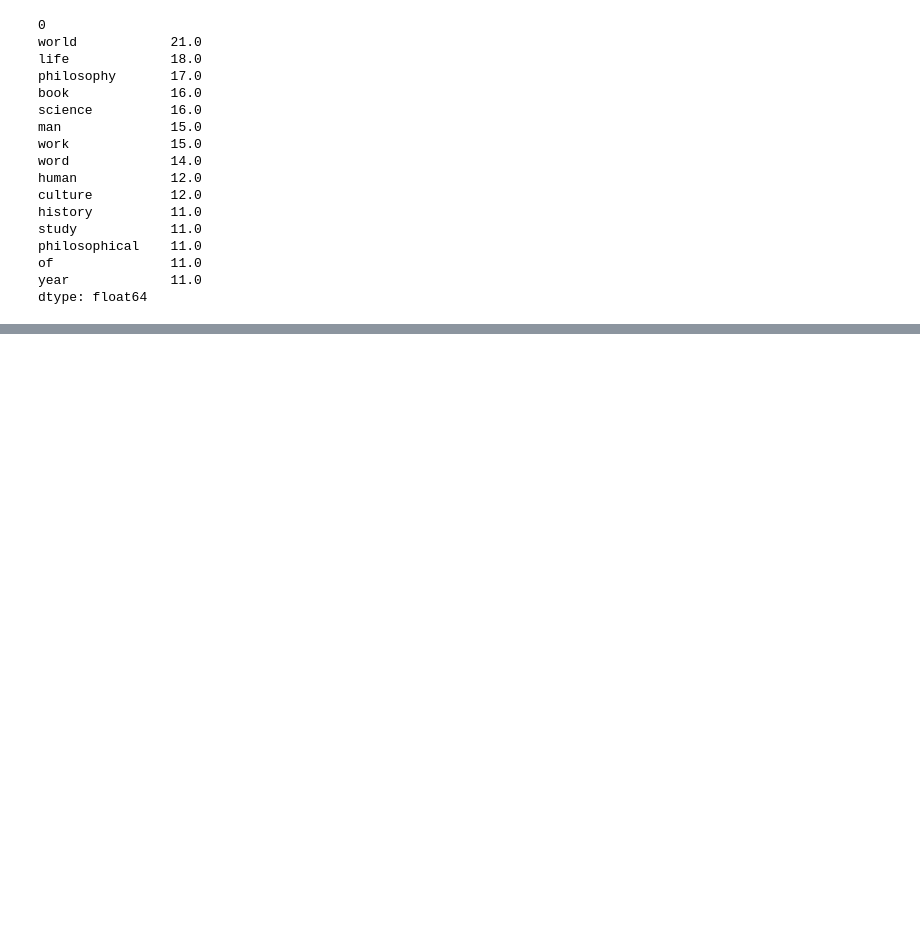
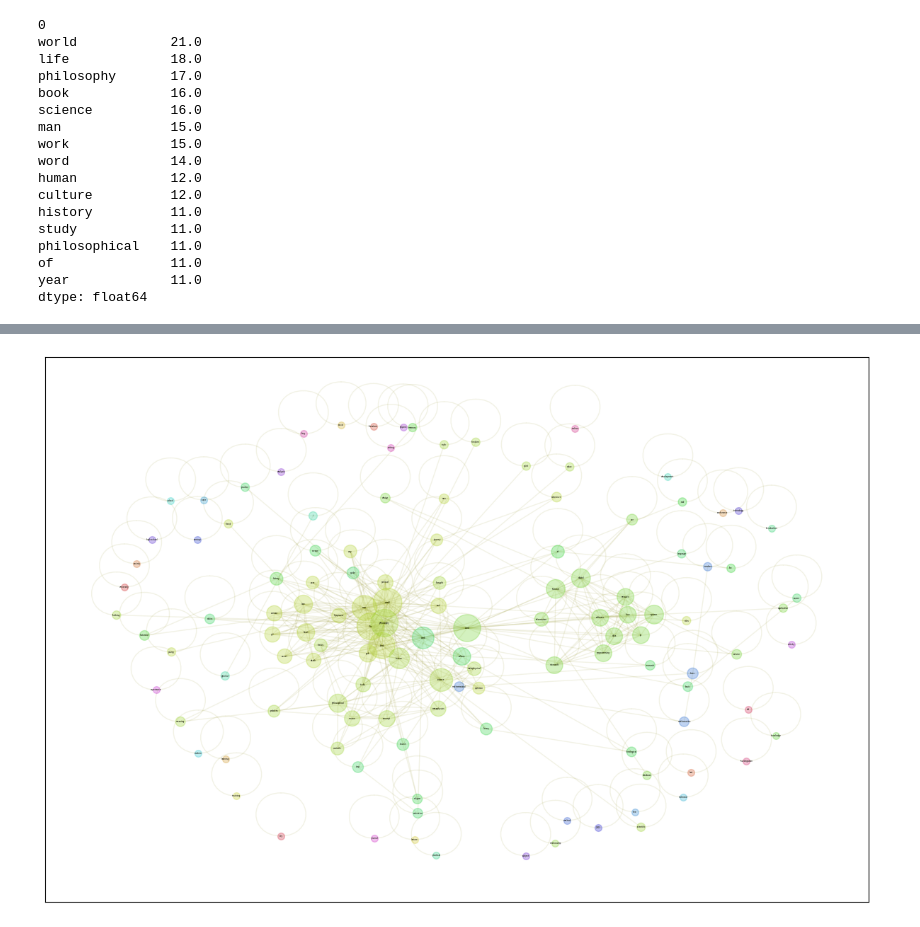
Before and after one commit to Yoonsen/Qualico2023, a Jupyter notebook: analysis (2).ipynb, the cells around one changed output, grey strips where cells are left out. Cells and saved outputs as stored; diff of their text form; code cells hidden in the pictures; blank space fills up the shorter version.

Commit message:
new data

```diff
--- a/analysis (2).ipynb
+++ b/analysis (2).ipynb
@@ -155,0 +270,6 @@ de_literature of languages-cze_literature of languages :  de_literature of langu
+# %%
+Ws = nx.from_edgelist([x for x in W.edges(data=True) if x[2]['weight']>2])
+# %%
+gnl.show_graph(Ws, fontsize=2, spread=1)
+# %% [output]
+[figure, added]
```
Also changed, not shown: parts of 19 cells of this notebook, 1 other file.
